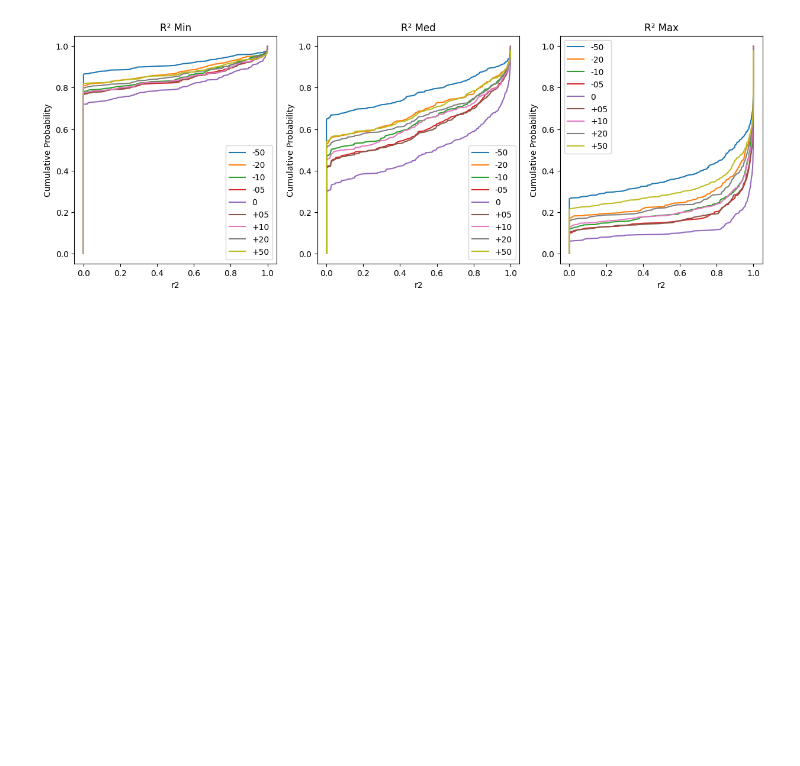
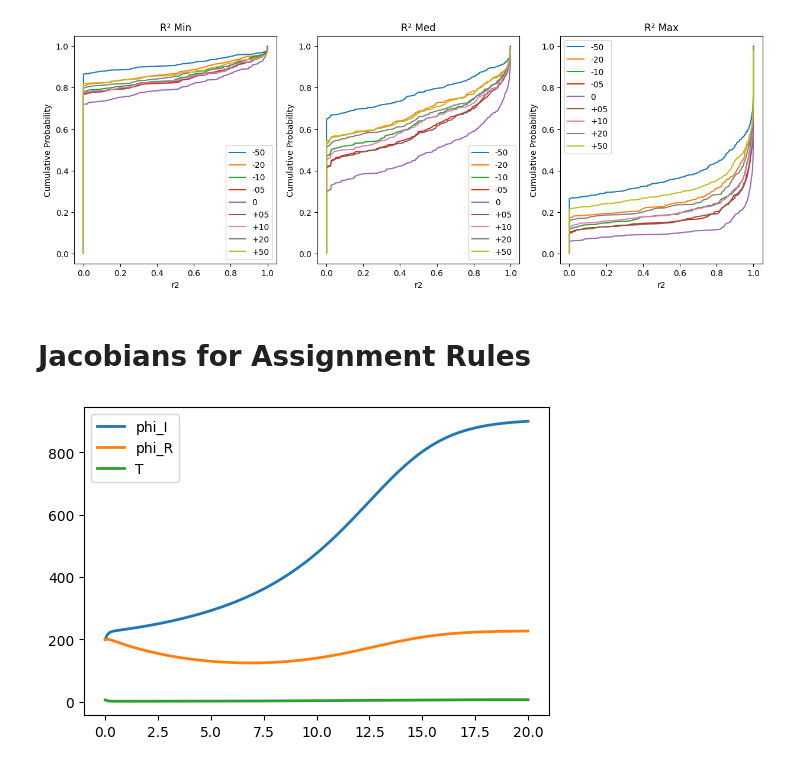
Before and after one commit to ModelEngineering/linearity_analysis, a Jupyter notebook: notebooks/linearity_analysis.ipynb, the cells around one changed output. Cells and saved outputs as stored; diff of their text form; code cells hidden in the pictures; blank space fills up the shorter version.

```diff
--- a/notebooks/linearity_analysis.ipynb
+++ b/notebooks/linearity_analysis.ipynb
@@ -354,3 +354,12 @@ for threshold in [0.1, 0.01, 0.001]:
 [figure]
 <Figure size 640x480 with 0 Axes>
 [figure]
+# %% [markdown]
+# Jacobians for Assignment Rules
+# %%
+PATH = "/Users/jlheller/home/Technical/repos/SBMLModel/data/BIOMD0000000680.xml"
+rr = te.loadSBMLModel(PATH)
+rr.simulate(0, 20, 200)
+rr.plot()
+# %% [output]
+[figure, added]
```
Also changed, not shown: parts of 1 cell of this notebook, 7 other files.
